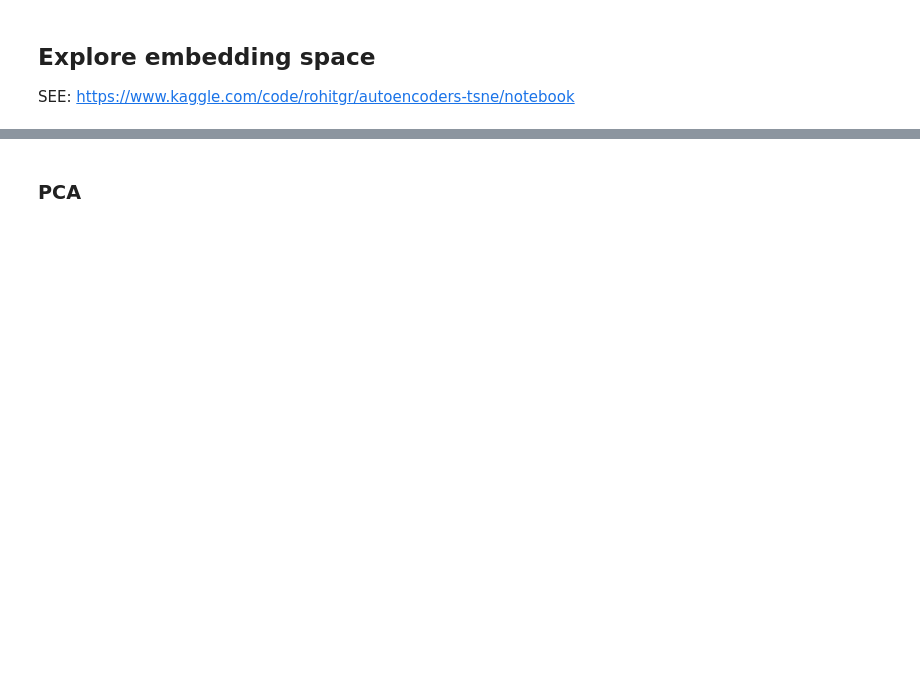
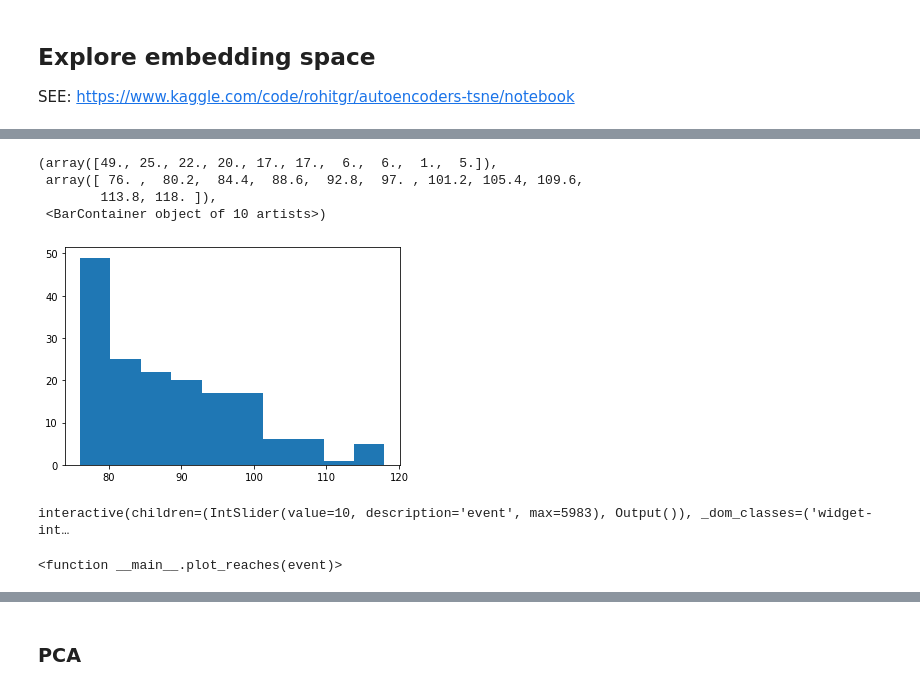
Before and after one commit to NevVerVer/Neuromatch_2022_EcoG_movements, a Jupyter notebook: models/lstm_model_training.ipynb, the cells around one changed output, grey strips where cells are left out. Drawn from its saved outputs; the diff is of its cells as text; code cells hidden in the pictures; blank space fills up the shorter version.

```diff
--- a/models/lstm_model_training.ipynb
+++ b/models/lstm_model_training.ipynb
@@ -212,3 +248,33 @@ data.head()
+# %%
+plt.hist(data.reach_duration[data.reach_duration > 75])
+# %% [output]
+(array([49., 25., 22., 20., 17., 17.,  6.,  6.,  1.,  5.]),
+ array([ 76. ,  80.2,  84.4,  88.6,  92.8,  97. , 101.2, 105.4, 109.6,
+        113.8, 118. ]),
+ <BarContainer object of 10 artists>)
+[figure, added]
+# %%
+def plot_reaches_(x, y, duration=0):
+    plt.plot(x, y, '-', alpha = 0.5)
+    plt.scatter(x, y, c=np.arange(75))
+    if duration != 0:
+        plt.scatter(x[duration], y[duration], c = "r")
+    plt.xlim(-0.15, 0.15)
+    plt.ylim(-0.15, 0.15)
+
+def plot_reaches(event):
+    x = dataset[event, :, 0]
+    y = dataset[event, :, 1]
+
+    plot_reaches_(x,  y, data.loc[event].reach_duration)
+    plt.colorbar()
+    plt.show()
+
+ipywidgets.interact(plot_reaches, event=ipywidgets.IntSlider(
+    min=0, max=dataset.shape[0]-1, step=1, value=10))
+# %% [output]
+interactive(children=(IntSlider(value=10, description='event', max=5983), Output()), _dom_classes=('widget-int…
+<function __main__.plot_reaches(event)>
 # %%
 with torch.no_grad():
     z_x_train = rae.encoder(torch.tensor(dataset[k_mean_mask], device='cpu', dtype=DTYPE))
```
Also changed, not shown: parts of 41 cells of this notebook, 2 other files.
